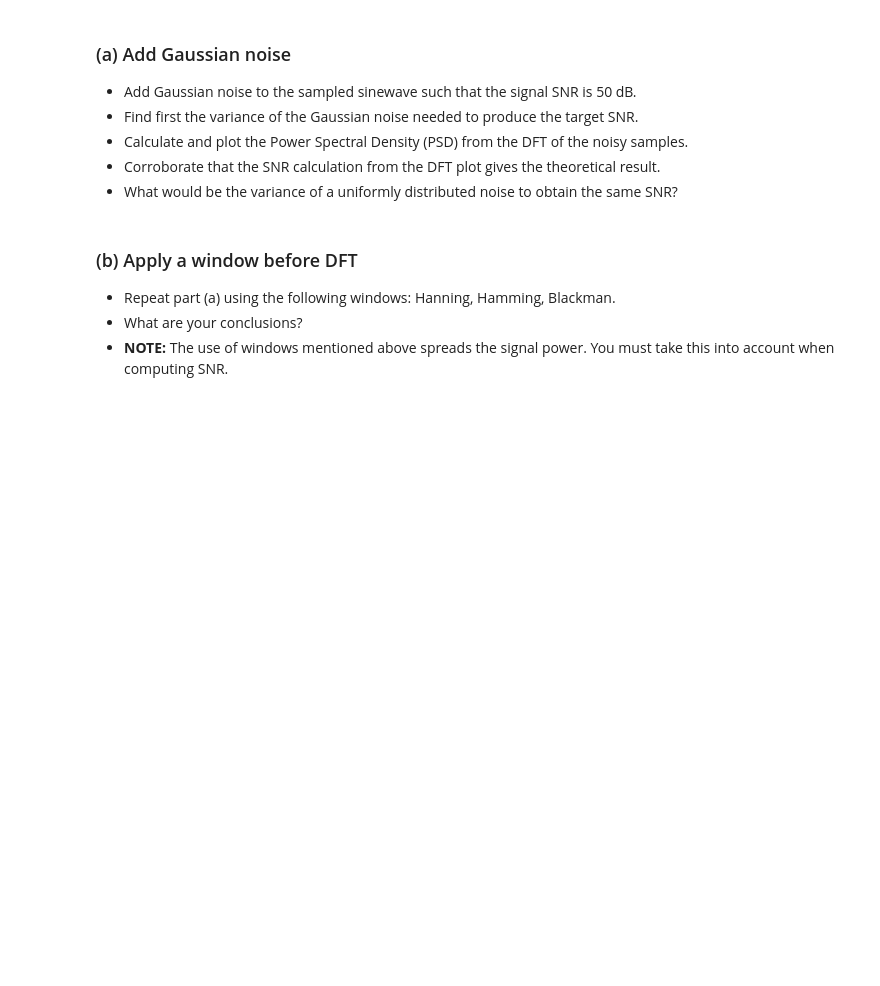
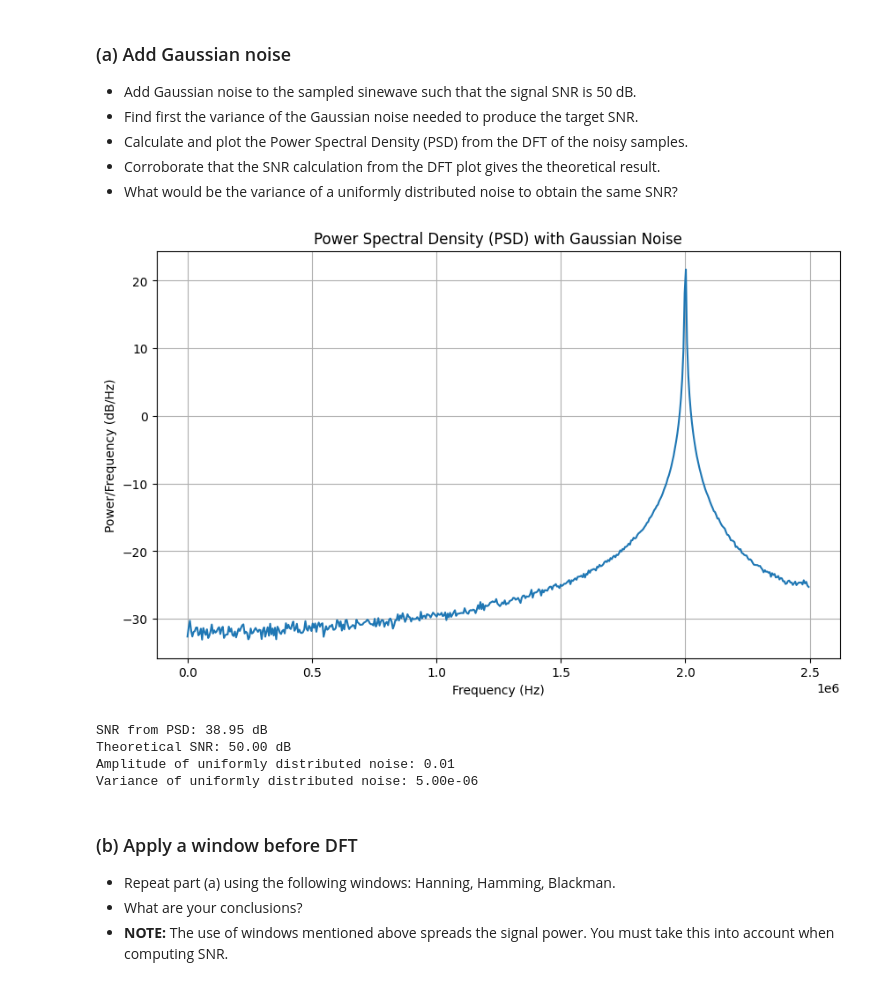
Before and after one commit to Sam-Bieberich/489, a Jupyter notebook: lab2.ipynb, the cells around one changed output. Drawn from its saved outputs; the diff is of its cells as text; code cells hidden in the pictures; blank space fills up the shorter version.

```diff
--- a/lab2.ipynb
+++ b/lab2.ipynb
@@ -45,6 +45,73 @@ plt.show()
 - Calculate and plot the Power Spectral Density (PSD) from the DFT of the noisy samples.
 - Corroborate that the SNR calculation from the DFT plot gives the theoretical result.
 - What would be the variance of a uniformly distributed noise to obtain the same SNR?
+# %%
+SNR_target_dB = 50
+N = 1024
+
+t = np.arange(0, N/Fs, 1/Fs)
+
+x = A * np.cos(2 * np.pi * F * t)
+signal_power = np.mean(x**2)
+
+SNR_target_linear = 10**(SNR_target_dB / 10)
+noise_power = signal_power / SNR_target_linear
+
+noise_std = np.sqrt(noise_power)
+
+noise = np.random.normal(0, noise_std, len(x)) # Generate N samples of noise
+noisy_signal = x + noise
+
+# --- PSD Calculation and Plotting ---
+def calculate_psd(signal, Fs):
+    """Calculates the Power Spectral Density (PSD) using DFT."""
+    fft = np.fft.fft(signal)
+    psd = np.abs(fft)**2 / N
+    freq = np.fft.fftfreq(len(signal), 1/Fs)
+    positive_freq_indices = np.where(freq >= 0)
+    freq = freq[positive_freq_indices]
+    psd = psd[positive_freq_indices]
+    return freq, psd
+
+freq, psd = calculate_psd(noisy_signal, Fs)
+
+# Plot the PSD
+plt.figure(figsize=(10, 6))
+plt.plot(freq, 10*np.log10(psd))  # Plot in dB
+plt.title('Power Spectral Density (PSD) with Gaussian Noise')
+plt.xlabel('Frequency (Hz)')
+plt.ylabel('Power/Frequency (dB/Hz)')
+plt.grid(True)
+plt.show()
+
+# Find the index corresponding to the signal frequency
+signal_index = np.argmin(np.abs(freq - F)) #robust way to find freq
+
+# Estimate signal power from the PSD
+signal_power_psd = psd[signal_index]
+
+# Estimate noise power by averaging the PSD over a wider range
+noise_indices = np.where(np.abs(freq - F) > Fs / N * 5)  # Exclude a small band around the signal
+noise_power_psd = np.mean(psd[noise_indices])
+
+# Calculate SNR from PSD
+SNR_psd_dB = 10 * np.log10(signal_power_psd / noise_power_psd)
+
+print(f"SNR from PSD: {SNR_psd_dB:.2f} dB")
+print(f"Theoretical SNR: {SNR_target_dB:.2f} dB")
+
+# --- Variance of Uniformly Distributed Noise ---
+# For uniform noise, variance = A^2/12, where A is the amplitude
+# We want the same noise *power*, so solve for A
+uniform_noise_amplitude = np.sqrt(12 * noise_power)
+print(f"Amplitude of uniformly distributed noise: {uniform_noise_amplitude:.2f}")
+print(f"Variance of uniformly distributed noise: {noise_power:.2e}")
+# %% [output]
+[figure, added]
+SNR from PSD: 38.95 dB
+Theoretical SNR: 50.00 dB
+Amplitude of uniformly distributed noise: 0.01
+Variance of uniformly distributed noise: 5.00e-06
 # %% [markdown]
 ### (b) Apply a window before DFT
 - Repeat part (a) using the following windows: Hanning, Hamming, Blackman.
```
Also changed, not shown: parts of 2 cells of this notebook, 1 other file.
